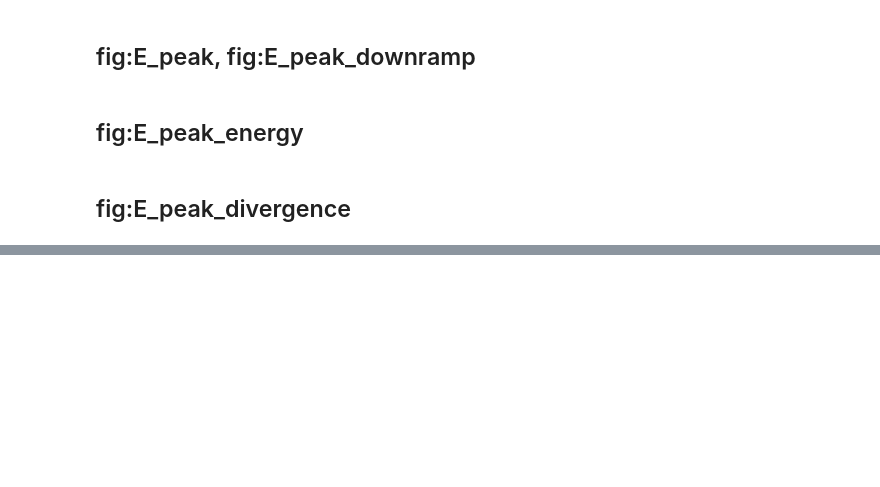
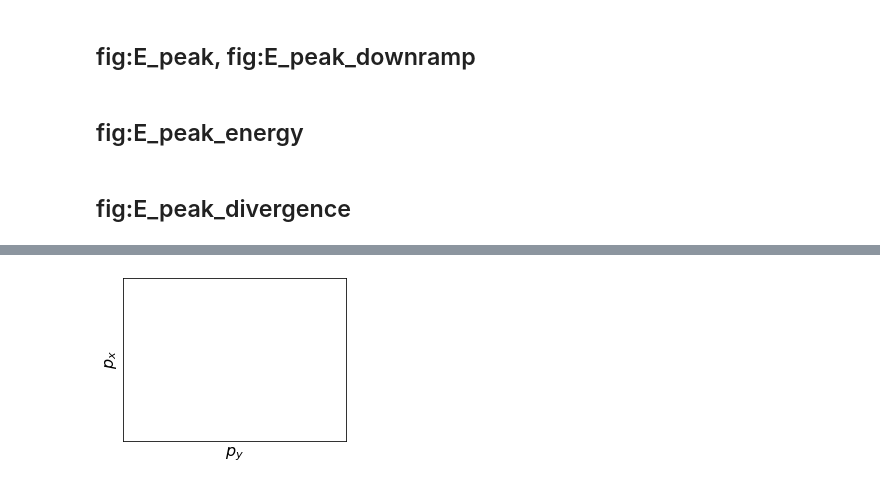
Before and after one commit to nicowrobel/bachelor_thesis, a Jupyter notebook: Notebooks/Analysis-Presentation.ipynb, the cells around one changed output, grey strips where cells are left out. Drawn from its saved outputs; the diff is of its cells as text; code cells hidden in the pictures; blank space fills up the shorter version.

```diff
--- a/Notebooks/Analysis-Presentation.ipynb
+++ b/Notebooks/Analysis-Presentation.ipynb
@@ -2361,0 +2519,12 @@ del series
+# %%
+plt.figure(figsize=(4, 3))
+plt.plot()
+fig.subplots_adjust(left=0)
+plt.xlabel("$p_y$")
+plt.xticks([])
+plt.ylabel("$p_x$")
+plt.yticks([])
+#plt.show()
+plt.savefig(fname="../Vortrag/Images/momentum_graph.svg")
+# %% [output]
+[figure, added]
```
Also changed, not shown: parts of 3 cells of this notebook.
